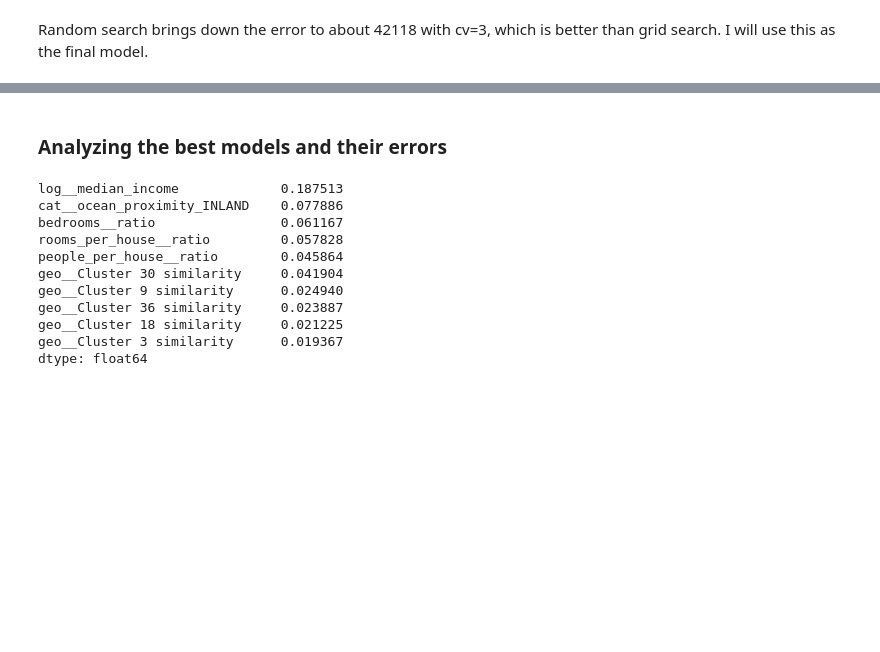
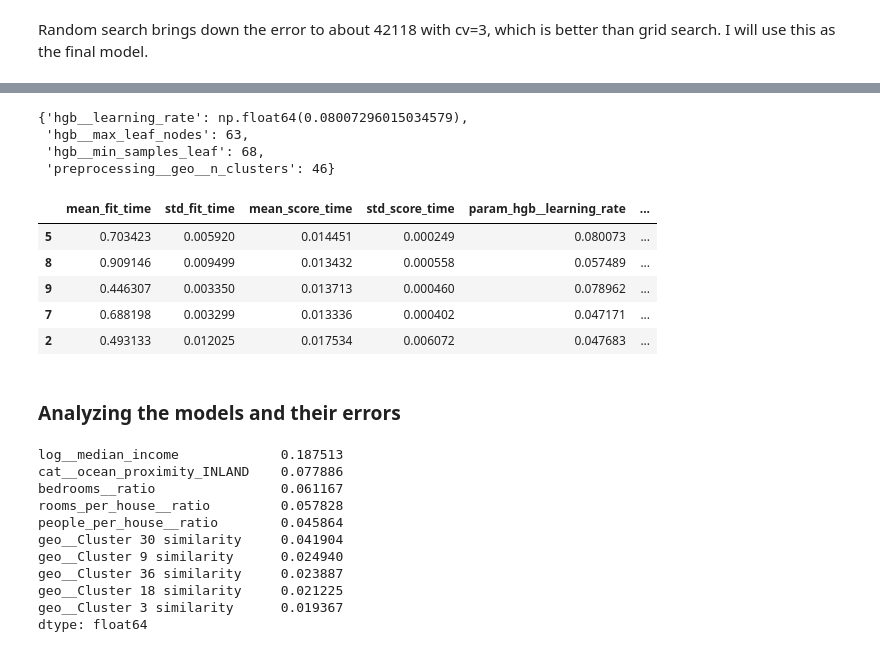
Before and after one commit to mattialollongo/housing-price-prediction, a Jupyter notebook: notebooks/01_exploration.ipynb, the cells around one changed output, grey strips where cells are left out. Drawn from its saved outputs; the diff is of its cells as text; code cells hidden in the pictures; blank space fills up the shorter version.

```diff
--- a/notebooks/01_exploration.ipynb
+++ b/notebooks/01_exploration.ipynb
@@ -612,0 +619,20 @@ Random search brings down the error to about 42118 with cv=3, which is better th
+# %%
+from scipy.stats import loguniform
+
+hgb_pipeline = Pipeline([
+    ("preprocessing", build_preprocessing()),
+    ("hgb", HistGradientBoostingRegressor(random_state=42)),
+])
+param_distribs = {
+    "hgb__learning_rate": loguniform(0.01, 0.3),
+    "hgb__max_leaf_nodes": randint(15, 100),
+    "hgb__min_samples_leaf": randint(10, 100),
+    "hgb__l2_regularization": loguniform(1e-3, 10),
+    "preprocessing__geo__n_clusters": randint(5, 50),
+}
+
+hgb_rnd_search = RandomizedSearchCV(
+    hgb_pipeline, param_distributions=param_distribs, n_iter=10, cv=3,
+    scoring='neg_root_mean_squared_error', random_state=42)
+
+hgb_rnd_search.fit(housing, housing_labels)
@@ -613,5 +655,23 @@ Random search brings down the error to about 42118 with cv=3, which is better th
+# %%
+hgb_rnd_search.best_params_
+# %% [output]
+{'hgb__learning_rate': np.float64(0.08007296015034579),
+ 'hgb__max_leaf_nodes': 63,
+ 'hgb__min_samples_leaf': 68,
+ 'preprocessing__geo__n_clusters': 46}
+# %%
+hgb_cv_res = pd.DataFrame(hgb_rnd_search.cv_results_)
+hgb_cv_res.sort_values(by="mean_test_score", ascending=False, inplace=True)
+hgb_cv_res.head()
+# %% [output]
+|  | mean_fit_time | std_fit_time | mean_score_time | std_score_time | param_hgb__learning_rate | ... |
+| 5 | 0.703423 | 0.005920 | 0.014451 | 0.000249 | 0.080073 | ... |
+| 8 | 0.909146 | 0.009499 | 0.013432 | 0.000558 | 0.057489 | ... |
+| 9 | 0.446307 | 0.003350 | 0.013713 | 0.000460 | 0.078962 | ... |
+| 7 | 0.688198 | 0.003299 | 0.013336 | 0.000402 | 0.047171 | ... |
+| 2 | 0.493133 | 0.012025 | 0.017534 | 0.006072 | 0.047683 | ... |
 # %% [markdown]
-### Analyzing the best models and their errors
+### Analyzing the models and their errors
 # %%
 final_model = rnd_search.best_estimator_ # includes preprocessing
 feature_importances = pd.Series(
```
Also changed, not shown: parts of 8 cells of this notebook.
